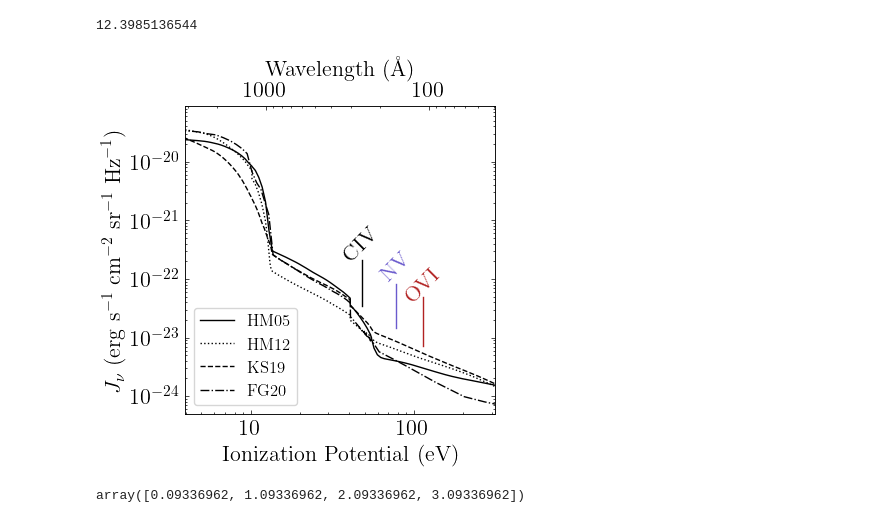
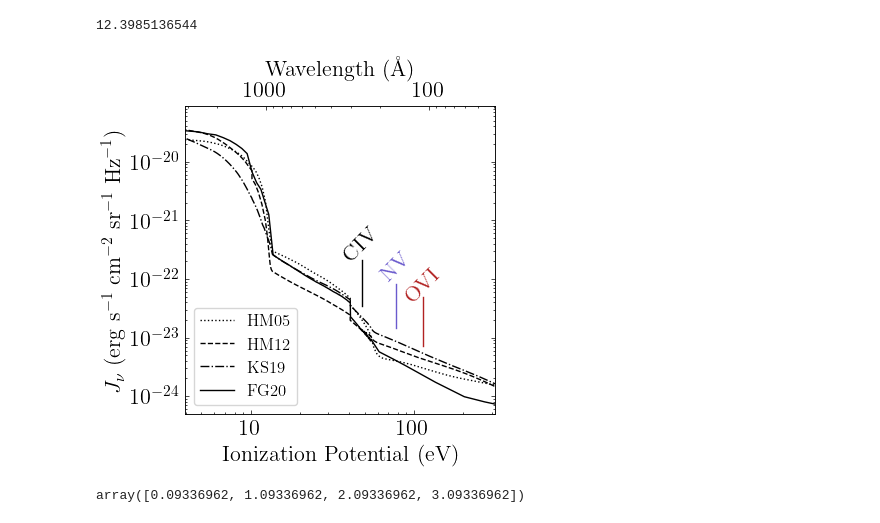
Before and after one commit to suyashk12/cgm_science, a Jupyter notebook: cloudy_fit/uvb_comparison.ipynb, the cells around one changed output. Cells and saved outputs as stored; diff of their text form; code cells hidden in the pictures.

```diff
--- a/cloudy_fit/uvb_comparison.ipynb
+++ b/cloudy_fit/uvb_comparison.ipynb
@@ -262,20 +262,20 @@ ax.text(np.log10(IP_dict['OVI']), 4e-23, 'OVI', rotation=45, color='firebrick',
 
 ax.plot(np.log10(hm05_ryd_grid*13.61),
         hm05_J_nu_test,
-        lw=1, linestyle='-', label=r'HM05', color='black')
+        lw=1, linestyle=':', label=r'HM05', color='black')
 
 ax.plot(np.log10(hm12_ryd_grid*13.61),
         hm12_J_nu_test,
-        lw=1, linestyle=':', label=r'HM12', color='black')
+        lw=1, linestyle='--', label=r'HM12', color='black')
 
 ax.plot(np.log10(ks19_q18_ryd_grid*13.61),
         ks19_q18_J_nu_test,
-        lw=1, linestyle='--', label='KS19',
+        lw=1, linestyle='-.', label='KS19',
         color='black')
 
 ax.plot(np.log10(fg20_ryd_grid*13.61),
         fg20_J_nu_test,
-        lw=1, linestyle='-.', label=r'FG20', color='black')
+        lw=1, linestyle='-', label=r'FG20', color='black')
 
 #ax.set_title(r'Extragalactic UVB SEDs at $z=1$', fontsize=16)
 ax.set_ylabel(r'$J_\nu \ (\mathrm{erg} \ \mathrm{s}^{-1} \ \mathrm{cm}^{-2} \ \mathrm{sr}^{-1} \ \mathrm{Hz}^{-1})$')
@@ -294,34 +294,34 @@ ax.set_xticks([1,2], labels=[r'$10$', r'$100$'])
 ax.legend(fontsize=12, loc='lower left')
 ax.xaxis.tick_bottom()
 
 ax.set_ylim(5e-25,9e-20)
 
 # Set wavelengths
 ax_copy = ax.twiny()
 
 x = []
 for i in [10, 100, 1000, 10000]:
     for j in range(1,10):
         x.append(i*j)
 
 ax_copy.set_xticks(np.flip(np.log10(Ang_2_eV(np.array(x)))), minor=True)
 
 ax_copy.set_xticks(np.log10(Ang_2_eV(np.array([1e4, 1e3, 1e2, 10]))),
                    [r'$10^4$', r'$1000$', r'$100$', r'$10$'], minor=False)
 
 ax.axvline(0.09)
 
 ax.set_xlim(0.6, 2.5)
 ax_copy.set_xlim(0.6, 2.5)
 
 ax.set_xlabel(r'Ionization Potential (eV)')
 ax_copy.set_xlabel(r'Wavelength (Å)')
 
 ax.set_yscale('log')
 
 plt.savefig('/Users/thepoetoftwilight/Documents/CUBS/Data/PG1522+101/Figures/UVB_compare.pdf', dpi=300)
 # %% [output]
-[figure, old version]
+[figure, new version]
 # %%
 np.log10(Ang_2_eV(np.array([10000, 1000, 100, 10])))
 # %% [output]
```
Also changed, not shown: 14 other files.
